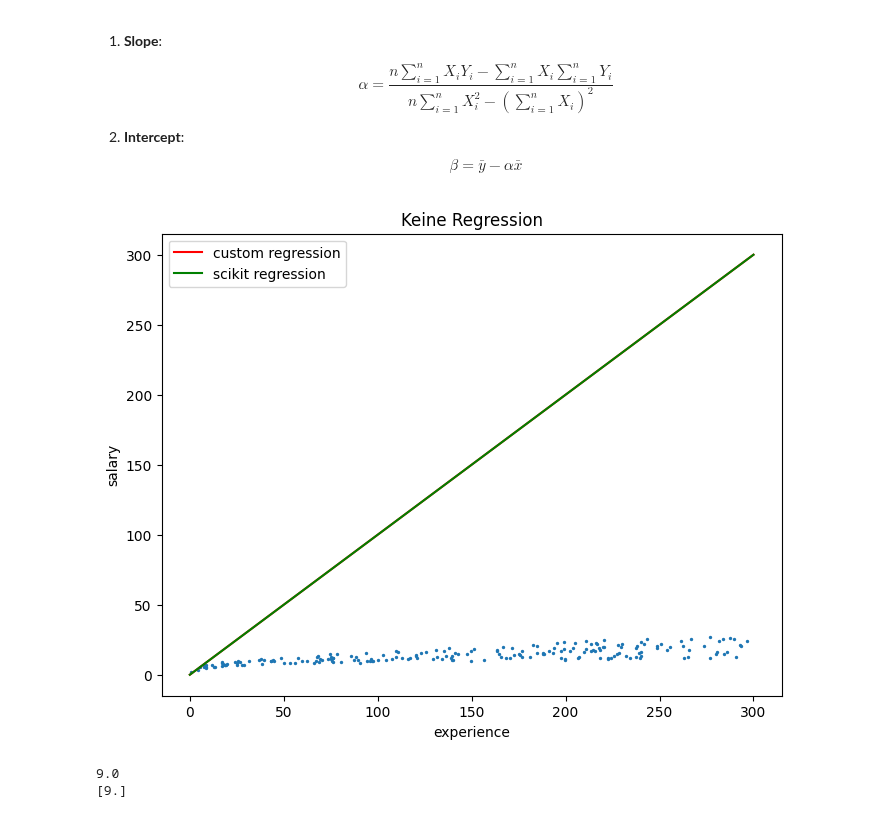
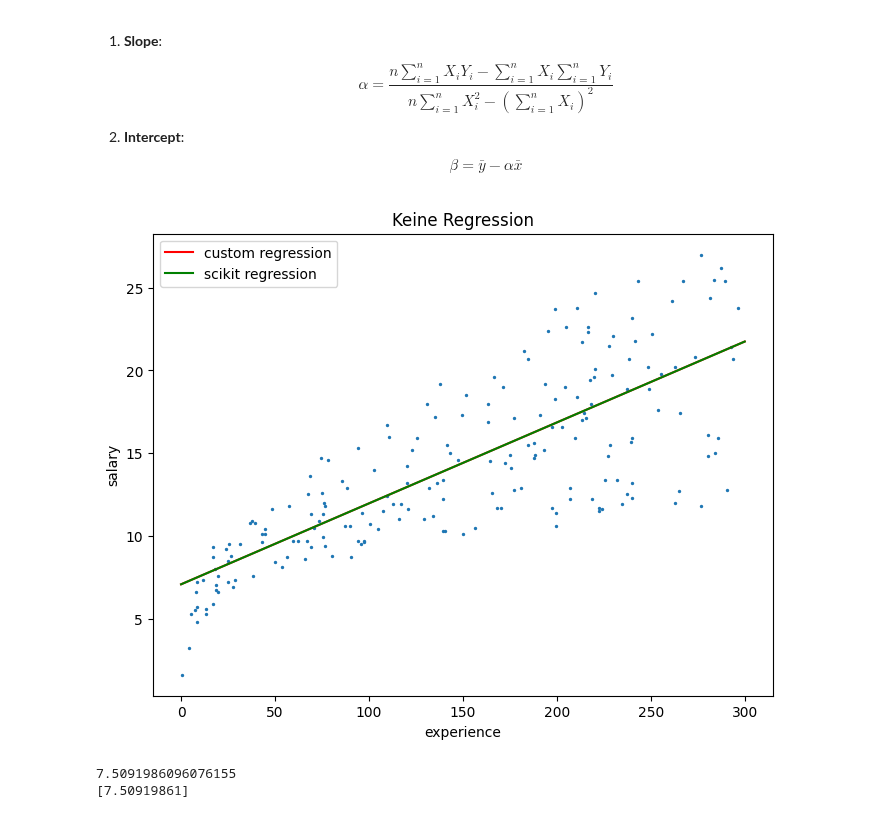
Before and after one commit to adamerikoff/learningDeepMachine, a Jupyter notebook: regression_algorithms/data/regression.ipynb, the cells around one changed output. Cells and saved outputs as stored; diff of their text form; code cells hidden in the pictures.

```diff
--- a/regression_algorithms/data/regression.ipynb
+++ b/regression_algorithms/data/regression.ipynb
@@ -97,41 +97,41 @@ def unvariate_linear_regression_predict(x, slope, intercept):
     return predicted
 # %%
 x_train = x[:int(len(x)*0.8)]
-x_test =x[int(len(x)*0.8):]
-y_train = x[:int(len(x)*0.8)]
-y_test =x[int(len(x)*0.8):]
+x_test = x[int(len(x)*0.8):]
+y_train = y[:int(len(x)*0.8)]
+y_test = y[int(len(x)*0.8):]
 
 # Calculate slope and intercept using custom regression
 slope_custom, intercept_custom = unvariate_linear_regression(x_train,y_train)
 # Calculate slope and intercept using sklearn regression
 reg = LinearRegression().fit(x_train.reshape(-1, 1), y_train)
 
 # Adjust the figure size
 plt.figure(figsize=(8, 6))  # Width x Height in inches
 
 # Create a line plot
 plt.scatter(x, y, s=2)
 
 # Generate 200 points from 0 to 60
 _x = np.linspace(0, 300, 1000)
 
 # Plot custom regression
 plt.plot(_x, unvariate_linear_regression_predict(_x, slope_custom, intercept_custom), color='red', label='custom regression')
 # Plot sklearn regression
 plt.plot(_x, reg.predict(_x.reshape(-1, 1)), color='green', label='scikit regression')
 
 # Add labels and a title
 plt.xlabel('experience')
 plt.ylabel('salary')
 plt.title('Keine Regression')
 plt.legend()
 # Show the plot
 plt.show()
 # %% [output]
-[figure, old version]
+[figure, new version]
 # %%
 print(unvariate_linear_regression_predict(9, slope_custom, intercept_custom))
 print(reg.predict(np.array([[9]])))
 # %% [output]
-9.0
-[9.]
+7.5091986096076155
+[7.50919861]
```
